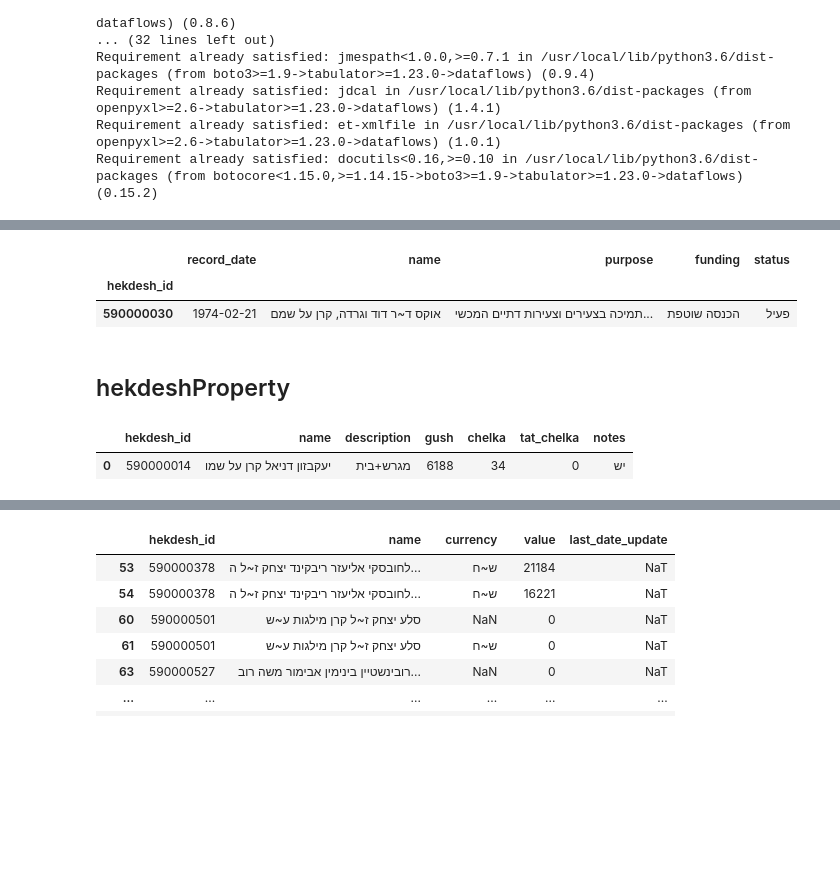
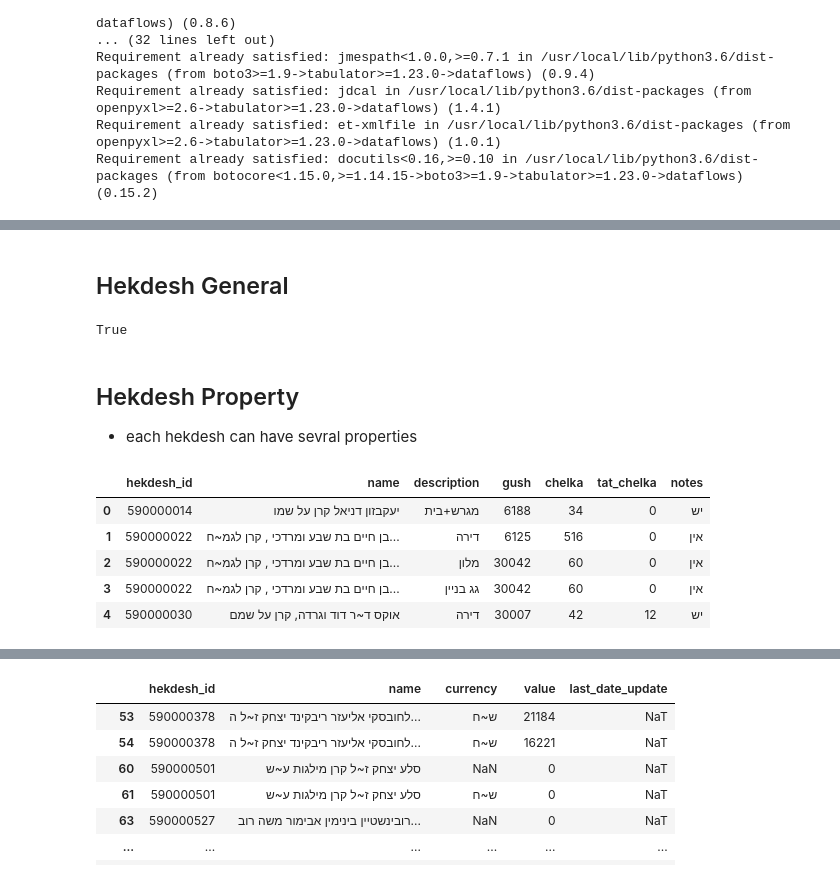
Before and after one commit to OpenBudget/budgetkey-data-pipelines, a Jupyter notebook: data-analysis/eda_hekdesh.ipynb, the cells around one changed output, grey strips where cells are left out. Drawn from its saved outputs; the diff is of its cells as text; code cells hidden in the pictures; blank space fills up the shorter version.

Commit message:
join 3 Hekdesh resources General, Property, Finance

```diff
--- a/data-analysis/eda_hekdesh.ipynb
+++ b/data-analysis/eda_hekdesh.ipynb
@@ -52,22 +63,70 @@ hekdeshFinance =  r"https://raw.githubusercontent.com/sephib/budgetkey-data-pipe
+# %% [markdown]
+## Hekdesh General
 # %%
-df = pd.read_csv(hekdeshGeneral,names=["hekdesh_id","record_date","name","purpose","funding","status","col1"]
-                 ,dtype ={"hekdesh_id":int,"record_date":object,"name":object,"purpose":object,"funding":'category',"status":'category',"col1":object}
-                ,skiprows=1
-                ,usecols=["hekdesh_id","record_date","name","purpose","funding","status",] )
+df = pd.read_csv(
+    hekdeshGeneral,
+    names=["hekdesh_id", "record_date", "name", "purpose", "funding", "status", "col1"],
+    dtype={
+        "hekdesh_id": int,
+        "record_date": object,
+        "name": object,
+        "purpose": object,
+        "funding": "category",
+        "status": "category",
+        "col1": object,
+    },
+    skiprows=1,
+    usecols=["hekdesh_id", "record_date", "name", "purpose", "funding", "status",],
+)
 df["record_date"] = pd.to_datetime(df["record_date"], format="%d/%m/%Y")
-df = df.set_index('hekdesh_id')
+# df = df.set_index("hekdesh_id")
 df.head(1)
-# %% [output]
-|  | record_date | name | purpose | funding | status |
-| hekdesh_id |  |  |  |  |  |
-| 590000030 | 1974-02-21 | אוקס ד~ר דוד וגרדה, קרן על שמם | תמיכה בצעירים וצעירות דתיים המכשי... | הכנסה שוטפת | פעיל |
-# %% [markdown]
-## hekdeshProperty
+# %%
+df['hekdesh_id'].is_unique
+# %% [output]
+True
+# %% [markdown]
+## Hekdesh Property
+* each hekdesh can have sevral properties
 # %%
-df_p = pd.read_csv(hekdeshProperty, names=["hekdesh_id","name", "description","gush","chelka","tat_chelka","notes","col1"]
-                  ,dtype ={"hekdesh_id":int,"name":object,"description":"category","guhs":int,"chelcka":int,"tat_chelka":int,"notes":object,"col1":object}
-                ,usecols = ["hekdesh_id","name", "description","gush","chelka","tat_chelka","notes"],skiprows=1)
-df_p.head(1)
+df_p = pd.read_csv(
+    hekdeshProperty,
+    names=[
+        "hekdesh_id",
+        "name",
+        "description",
+        "gush",
+        "chelka",
+        "tat_chelka",
+        "notes",
+        "col1",
+    ],
+    dtype={
+        "hekdesh_id": int,
+        "name": object,
+        "description": "category",
+        "guhs": int,
+        "chelcka": int,
+        "tat_chelka": int,
+        "notes": object,
+        "col1": object,
+    },
+    usecols=[
+        "hekdesh_id",
+        "name",
+        "description",
+        "gush",
+        "chelka",
+        "tat_chelka",
+        "notes",
+    ],
+    skiprows=1,
+)
+df_p.head()
 # %% [output]
 |  | hekdesh_id | name | description | gush | chelka | tat_chelka | notes |
 | 0 | 590000014 | יעקבזון דניאל קרן על שמו | מגרש+בית | 6188 | 34 | 0 | יש |
+| 1 | 590000022 | בן חיים בת שבע ומרדכי , קרן לגמ~ח... | דירה | 6125 | 516 | 0 | אין |
+| 2 | 590000022 | בן חיים בת שבע ומרדכי , קרן לגמ~ח... | מלון | 30042 | 60 | 0 | אין |
+| 3 | 590000022 | בן חיים בת שבע ומרדכי , קרן לגמ~ח... | גג בניין | 30042 | 60 | 0 | אין |
+| 4 | 590000030 | אוקס ד~ר דוד וגרדה, קרן על שמם | דירה | 30007 | 42 | 12 | יש |
```
Also changed, not shown: parts of 27 cells of this notebook.
